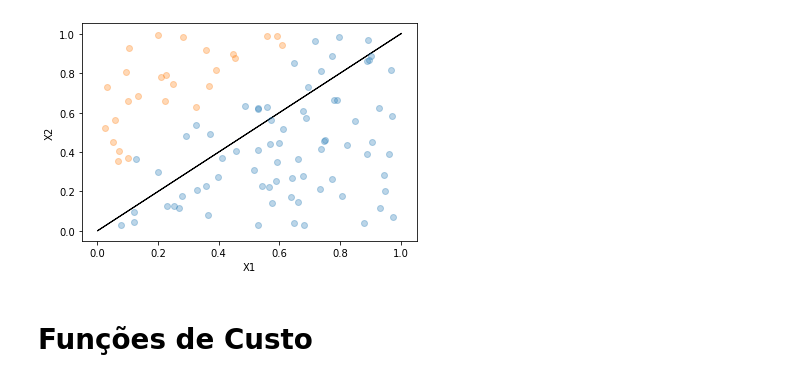
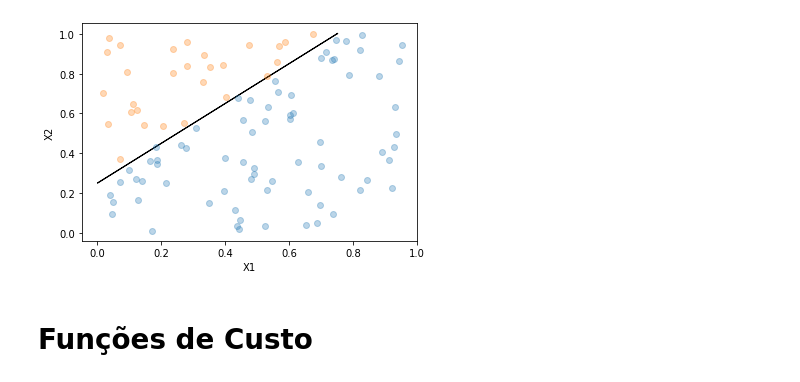
Before and after one commit to fboldt/aulasann, a Jupyter notebook: learningrate.ipynb, the cells around one changed output. Saved outputs shown, nothing was run; the diff lists cells and outputs as text; code cells hidden in the pictures.

```diff
--- a/learningrate.ipynb
+++ b/learningrate.ipynb
@@ -1,31 +1,33 @@
 # %%
 import matplotlib.pyplot as plt
 import numpy as np
 
 def geradataset(tamanho=20):
     X = np.random.uniform(size=(tamanho,2))
     y = np.array(X[:,0]>X[:,1]-0.25, dtype=int)*2-1
     return X, y
 
 def plotadataset(X, y):
     plt.xlabel('X1')
     plt.ylabel('X2')
     for k in set(y):
         plt.plot(X[:,0][y==k],X[:,1][y==k], "o", alpha=0.3)
 
 def perpendicular(vetor):
     rotaciona = np.array([[0,1],[-1,0]])
-    perp = np.matmul(vetor,rotaciona)
+    perp = np.matmul(np.array(vetor),rotaciona)
     return perp
+
+def plotahiperplano(vetor, bias=0):
+    hiperplano = perpendicular(vetor)
+    plt.arrow(*[0,bias], *(hiperplano-bias))
 
 X, y = geradataset(100)
 plotadataset(X, y)
-vetor = [1, -1]
-hiperplano = perpendicular(vetor)
-plt.arrow(*[0,0], *hiperplano)
+plotahiperplano([1,-1],0.25)
 plt.show()
 # %% [output]
-[figure, old version]
+[figure, new version]
 # %% [markdown]
 # Funções de Custo
 # %%
```
Also changed, not shown: parts of 5 cells of this notebook.
